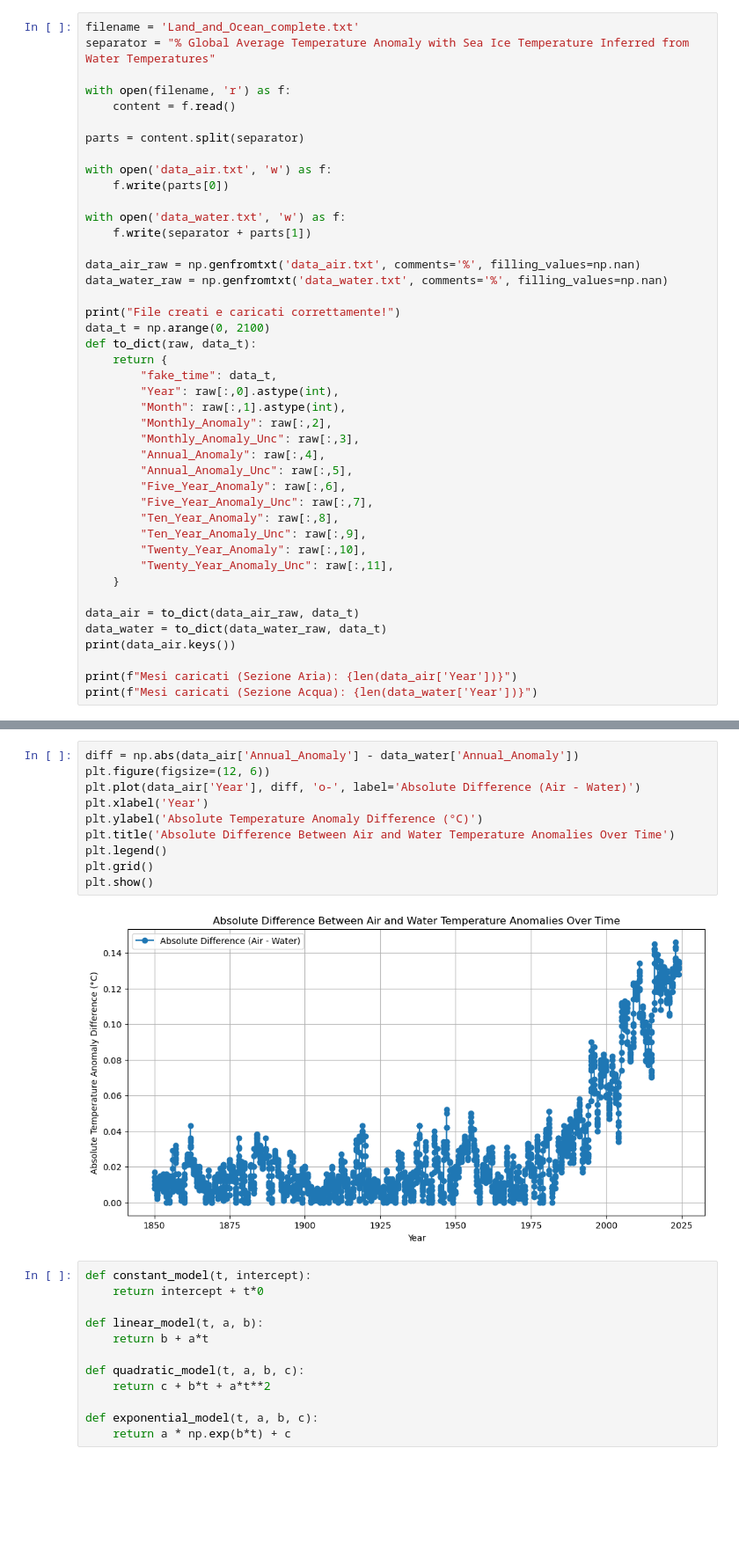
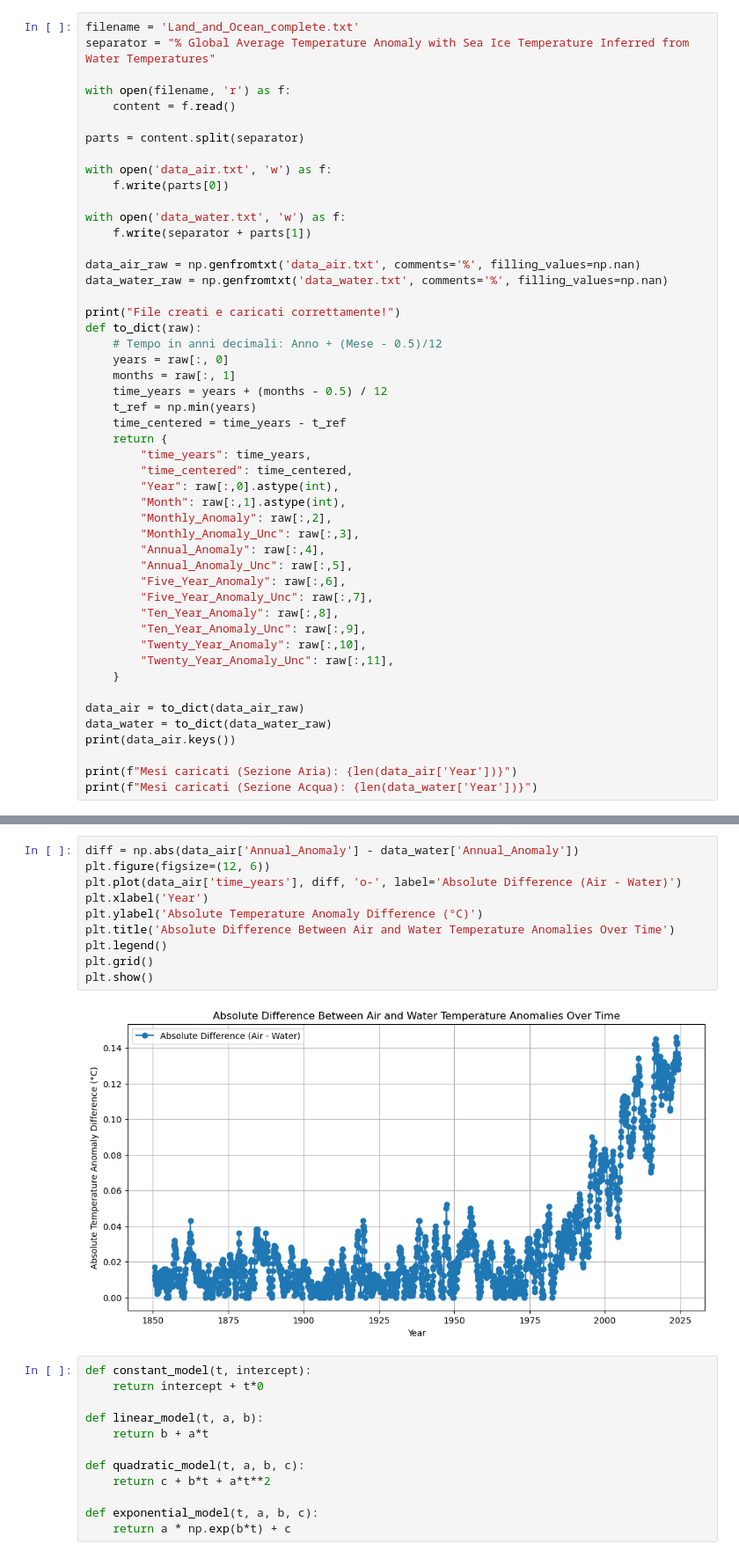
Before and after one commit to EnricoVianelli/GlobalWarming, a Jupyter notebook: global_warming.ipynb, the cells around one changed output, grey strips where cells are left out. Shown at 88% size. Saved outputs shown, nothing was run; the diff lists cells and outputs as text; blank space fills up the shorter version.

Commit message:
fix plot

```diff
--- a/global_warming.ipynb
+++ b/global_warming.ipynb
@@ -24,10 +25,16 @@ data_air_raw = np.genfromtxt('data_air.txt', comments='%', filling_values=np.nan
 data_water_raw = np.genfromtxt('data_water.txt', comments='%', filling_values=np.nan)
 
 print("File creati e caricati correttamente!")
-data_t = np.arange(0, 2100)
-def to_dict(raw, data_t):
+def to_dict(raw):
+    # Tempo in anni decimali: Anno + (Mese - 0.5)/12
+    years = raw[:, 0]
+    months = raw[:, 1]
+    time_years = years + (months - 0.5) / 12
+    t_ref = np.min(years)
+    time_centered = time_years - t_ref
     return {
-        "fake_time": data_t,
+        "time_years": time_years,
+        "time_centered": time_centered,
         "Year": raw[:,0].astype(int),
         "Month": raw[:,1].astype(int),
         "Monthly_Anomaly": raw[:,2],
@@ -42,8 +49,8 @@ def to_dict(raw, data_t):
         "Twenty_Year_Anomaly_Unc": raw[:,11],
     }
 
-data_air = to_dict(data_air_raw, data_t)
-data_water = to_dict(data_water_raw, data_t)
+data_air = to_dict(data_air_raw)
+data_water = to_dict(data_water_raw)
 print(data_air.keys())
 
 print(f"Mesi caricati (Sezione Aria): {len(data_air['Year'])}")
@@ -56,15 +63,15 @@ Mesi caricati (Sezione Acqua): 2100
 # %%
 diff = np.abs(data_air['Annual_Anomaly'] - data_water['Annual_Anomaly'])
 plt.figure(figsize=(12, 6))
-plt.plot(data_air['Year'], diff, 'o-', label='Absolute Difference (Air - Water)')
+plt.plot(data_air['time_years'], diff, 'o-', label='Absolute Difference (Air - Water)')
 plt.xlabel('Year')
 plt.ylabel('Absolute Temperature Anomaly Difference (°C)')
 plt.title('Absolute Difference Between Air and Water Temperature Anomalies Over Time')
 plt.legend()
 plt.grid()
 plt.show()
 # %% [output]
-[figure, old version]
+[figure, new version]
 # %%
 def constant_model(t, intercept):
     return intercept + t*0
```
Also changed, not shown: parts of 19 cells of this notebook.
